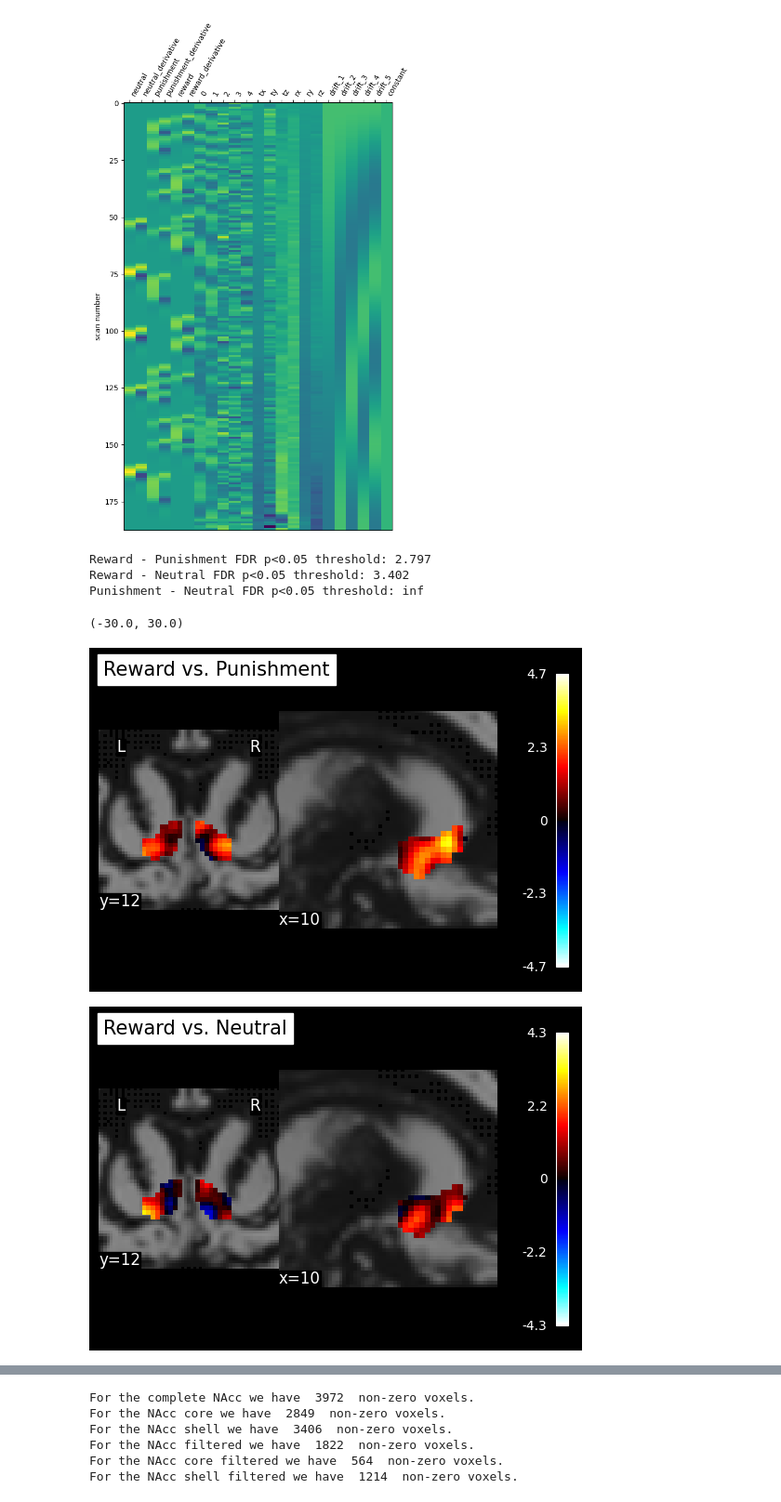
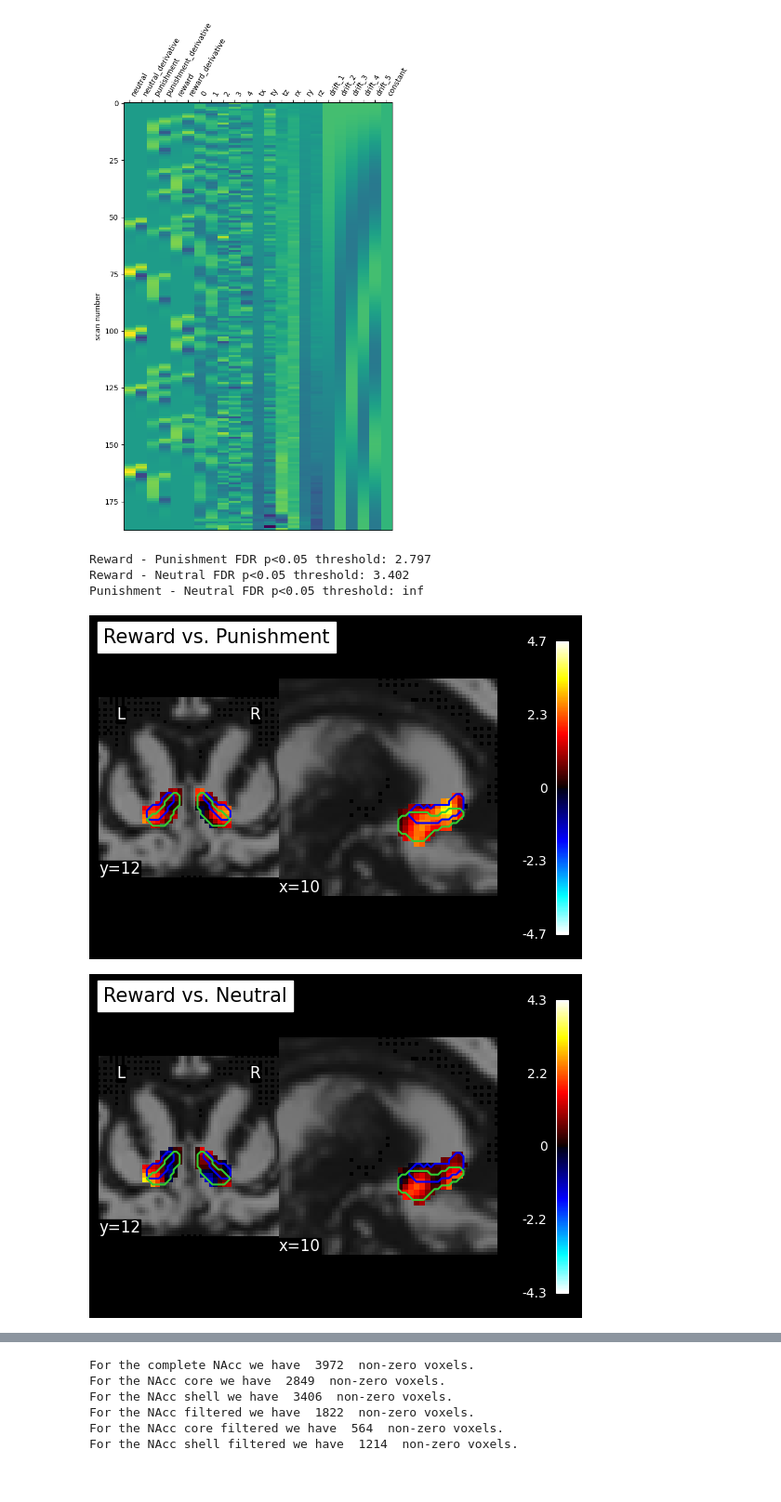
Before and after one commit to LuisA00/Analysis_Playground, a Jupyter notebook: NAcc_Affect/sub01_Gambling_test.ipynb, the cells around one changed output, grey strips where cells are left out. Shown at 93% size. Drawn from its saved outputs; the diff is of its cells as text; code cells hidden in the pictures.

```diff
--- a/NAcc_Affect/sub01_Gambling_test.ipynb
+++ b/NAcc_Affect/sub01_Gambling_test.ipynb
@@ -299,33 +299,58 @@ NAcc_rew_neu_fig = plot_stat_map(
     display_mode="yx",
     cut_coords=(10, 12),
     bg_img=anat_file,
     draw_cross=False,
     title="Reward vs. Neutral"
 )
 
 NAcc_rew_neu_fig.axes['y'].ax.set_xlim(-30, 30)
 NAcc_rew_neu_fig.axes['y'].ax.set_ylim(-30, 30)
 NAcc_rew_neu_fig.axes['x'].ax.set_xlim(-30, 30)
 NAcc_rew_neu_fig.axes['x'].ax.set_ylim(-30, 30)
 
 NAcc_pun_neu_fig = plot_stat_map(
     punishment_minus_neutral_z_map,
     threshold=0,#2.797,
     display_mode="yx",
     cut_coords=(10, 12),
     bg_img=anat_file,
     draw_cross=False,
     title="Punishment vs. Neutral"
 )
 
 NAcc_pun_neu_fig.axes['y'].ax.set_xlim(-30, 30)
 NAcc_pun_neu_fig.axes['y'].ax.set_ylim(-30, 30)
 NAcc_pun_neu_fig.axes['x'].ax.set_xlim(-30, 30)
 NAcc_pun_neu_fig.axes['x'].ax.set_ylim(-30, 30)
+
+masks = [NAcc_core_contour, NAcc_shell_contour]
+colors = ["blue", "limegreen"]
+
+for mask, color in zip(masks, colors):
+    NAcc_rew_pun_fig.add_contours(
+        mask,
+        contours=0.1,
+        antialiased=True,
+        linewidth=1,
+        levels=[0],
+        colors=[color])
+    NAcc_rew_neu_fig.add_contours(
+        mask,
+        contours=0.1,
+        antialiased=True,
+        linewidth=1,
+        levels=[0],
+        colors=[color])
+    NAcc_pun_neu_fig.add_contours(
+        mask,
+        contours=0.1,
+        antialiased=True,
+        linewidth=1,
+        levels=[0],
+        colors=[color])
 # %% [output]
 Reward - Punishment FDR p<0.05 threshold: 2.797
 Reward - Neutral FDR p<0.05 threshold: 3.402
 Punishment - Neutral FDR p<0.05 threshold: inf
-(-30.0, 30.0)
-[figure, old version]
+[figure, new version]
-[figure, old version]
+[figure, new version]
```
Also changed, not shown: parts of 2 cells of this notebook, 2 other files.
